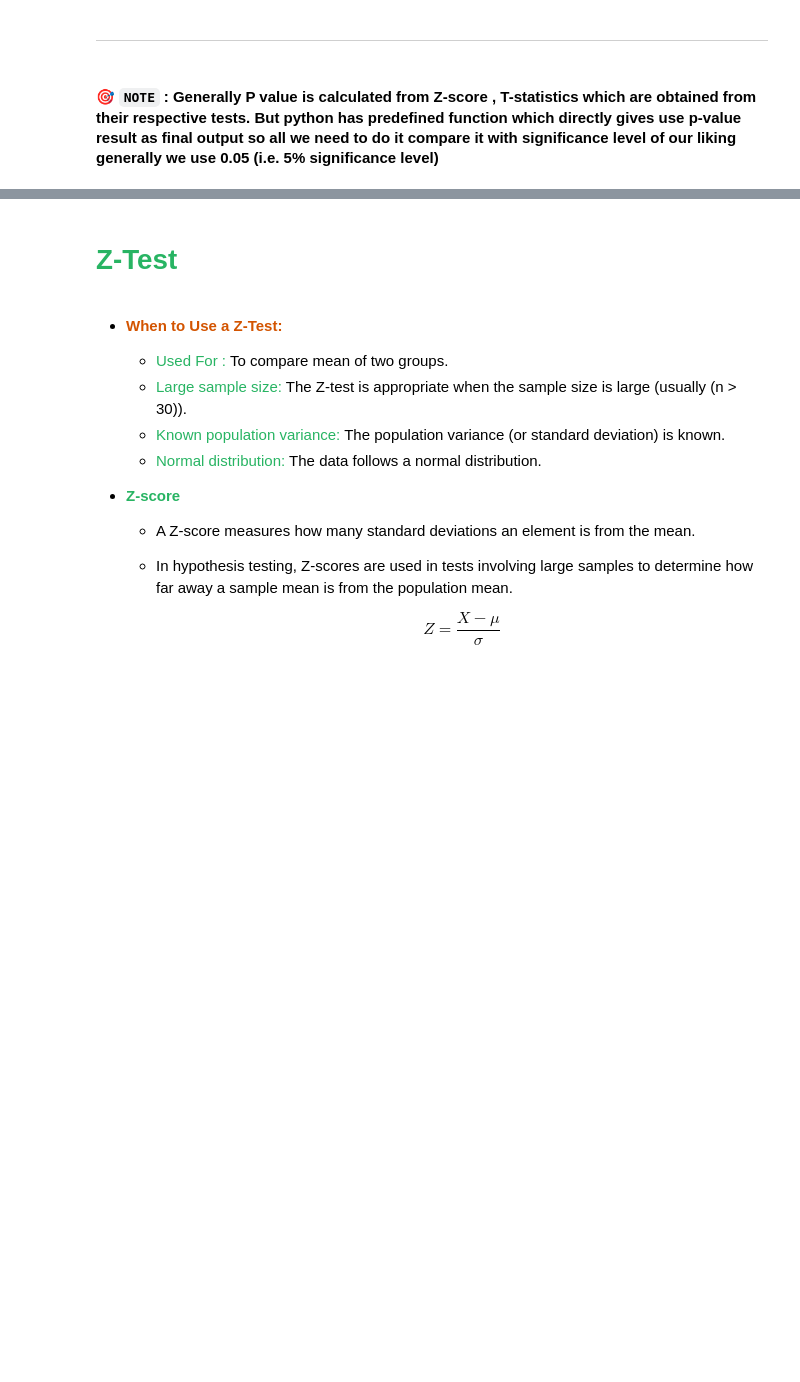
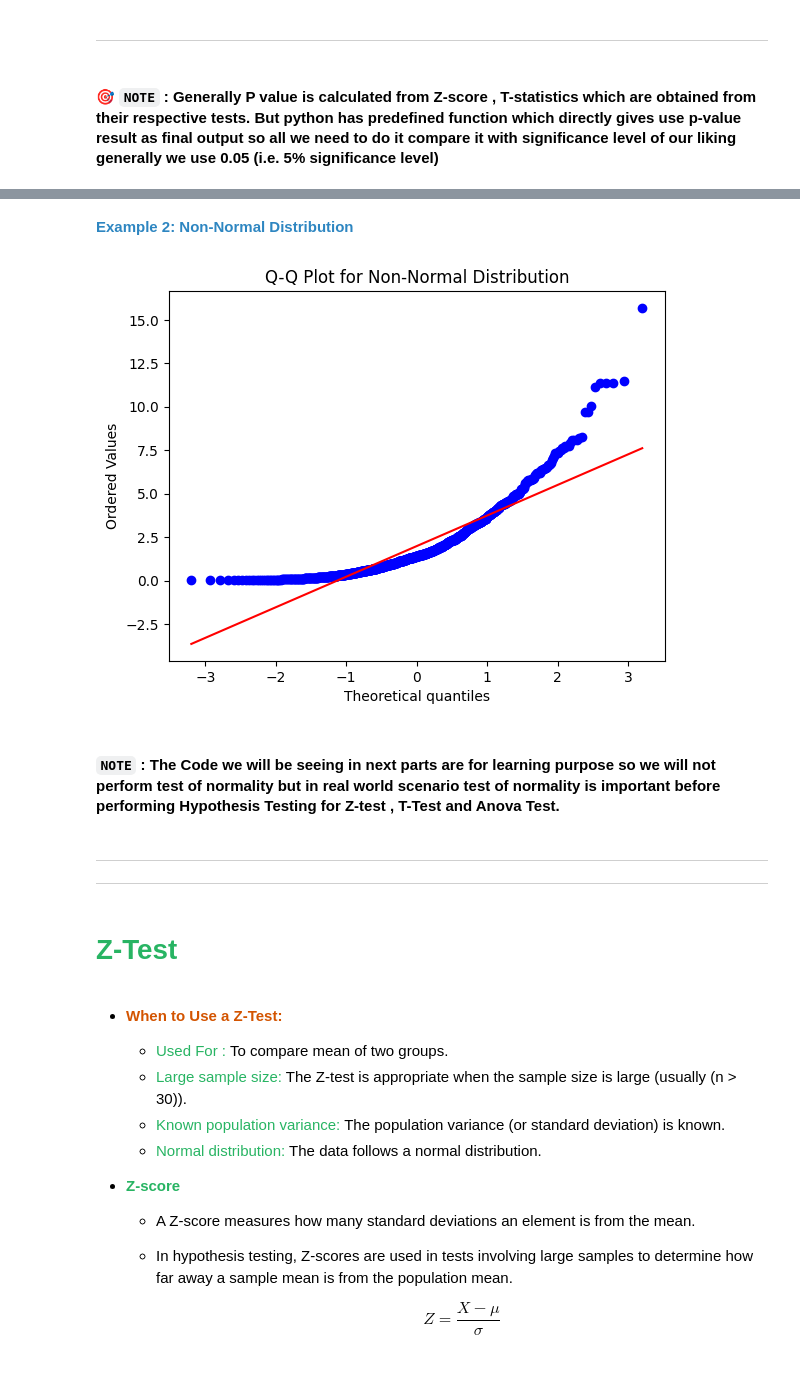
Before and after one commit to Ankush610/DataScience, a Jupyter notebook: notebooks/3_Exploratory_Data_Analytics/notebook4_hypothesis_testing.ipynb, the cells around one changed output, grey strips where cells are left out. Saved outputs shown, nothing was run; the diff lists cells and outputs as text; code cells hidden in the pictures; blank space fills up the shorter version.

```diff
--- a/notebooks/3_Exploratory_Data_Analytics/notebook4_hypothesis_testing.ipynb
+++ b/notebooks/3_Exploratory_Data_Analytics/notebook4_hypothesis_testing.ipynb
@@ -175,3 +212,20 @@ In short, we only reject the null hypothesis if the chance of randomness is very
+# %% [markdown]
+<span style="color:#2E86C1"><b>Example 2: Non-Normal Distribution</b></span>
+# %%
+# Generate data from an exponential distribution
+data_non_normal = np.random.exponential(scale=2, size=1000)
+
+# Create Q-Q plot
+stats.probplot(data_non_normal, dist="norm", plot=plt)
+plt.title('Q-Q Plot for Non-Normal Distribution')
+plt.show()
+# %% [output]
+[figure, added]
+# %% [markdown]
+#### `NOTE` : The Code we will be seeing in next parts are for learning purpose so we will not perform test of normality but in real world scenario test of normality is important before performing Hypothesis Testing for Z-test , T-Test and Anova Test.
+# %% [markdown]
+---
+---
 # %% [markdown]
 # **<span style="color:#28B463">Z-Test</span>**
 # %% [markdown]
```
Also changed, not shown: parts of 4 cells of this notebook.
